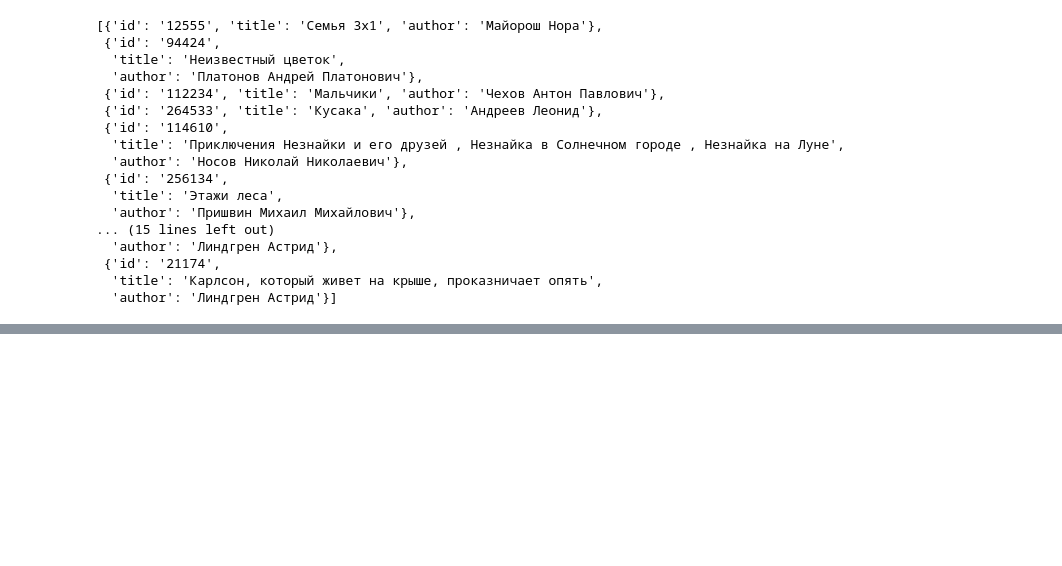
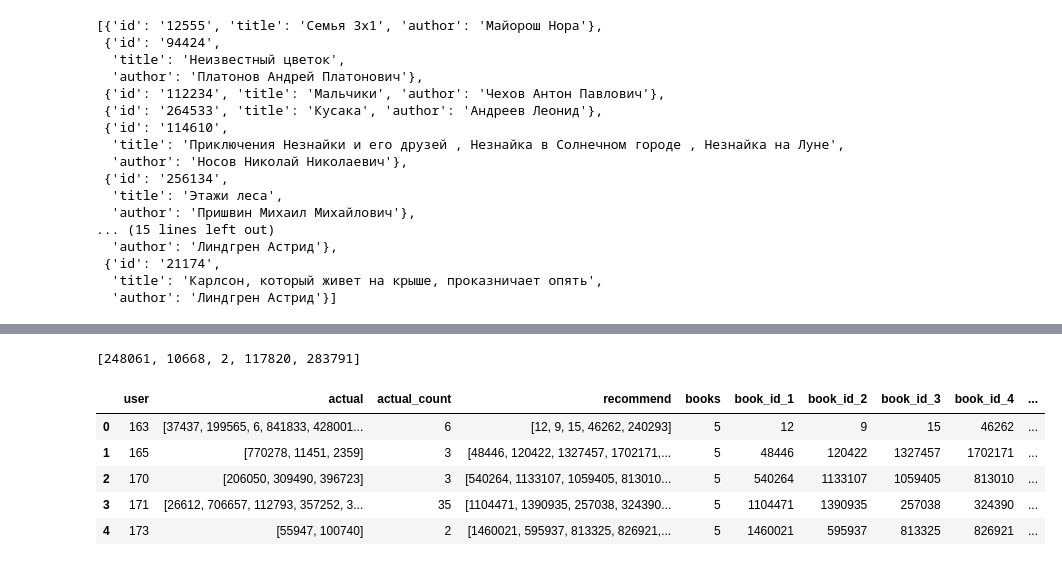
Before and after one commit to Biblosphere/hackathon, a Jupyter notebook: ml_model/train_model.ipynb, the cells around one changed output, grey strips where cells are left out. Drawn from its saved outputs; the diff is of its cells as text; code cells hidden in the pictures; blank space fills up the shorter version.

```diff
--- a/ml_model/train_model.ipynb
+++ b/ml_model/train_model.ipynb
@@ -355,0 +365,7 @@ def get_history(use_id):
+# %%
+result = df.groupby('user')['item'].unique().reset_index()
+result.columns=['user', 'actual']
+result['actual'] = result['actual'].apply(lambda x: list(x))
+result['actual_count'] = result['actual'].apply(lambda x: len(x))
+print(result.shape)
+result.head()
@@ -355,0 +380,13 @@ def get_history(use_id):
+# %%
+%%time
+
+result['recommend'] = result['user'].\
+    apply(lambda x: [id_to_itemid[rec[0]] for rec in
+                    model.recommend(userid=userid_to_id[x],
+                                    user_items=sparse_user_item,   # на вход user-item matrix
+                                    N=5,
+                                    filter_already_liked_items=True,
+                                    filter_items=None,
+                                    recalculate_user=True)])
+
+result.head()
@@ -355,0 +402,32 @@ def get_history(use_id):
+# %%
+result['books'] = result['recommend'].apply(lambda x: len(x))
+# %%
+def popularity_recommendation(data, n=5):
+    """Топ-n популярных товаров"""
+
+    popular = data.groupby('item')['interaction'].sum().reset_index()
+    popular.sort_values('interaction', ascending=False, inplace=True)
+
+    recs = popular.head(n).item
+
+    return recs.tolist()
+
+popularity_recommendation(df, 5)
+# %% [output]
+[248061, 10668, 2, 117820, 283791]
+# %%
+result['book_id_1'] = result['recommend'].apply(lambda x: x[0])
+result['book_id_2'] = result['recommend'].apply(lambda x: x[1] if len(x)>=2 else 248061)
+result['book_id_3'] = result['recommend'].apply(lambda x: x[2] if len(x)>=3 else 10668)
+result['book_id_4'] = result['recommend'].apply(lambda x: x[3] if len(x)>=4 else 117820)
+result['book_id_5'] = result['recommend'].apply(lambda x: x[4] if len(x)>=5 else 2)
+# %%
+result.shape
+result.head()
+# %% [output]
+|  | user | actual | actual_count | recommend | books | book_id_1 | book_id_2 | book_id_3 | book_id_4 | ... |
+| 0 | 163 | [37437, 199565, 6, 841833, 428001... | 6 | [12, 9, 15, 46262, 240293] | 5 | 12 | 9 | 15 | 46262 | ... |
+| 1 | 165 | [770278, 11451, 2359] | 3 | [48446, 120422, 1327457, 1702171,... | 5 | 48446 | 120422 | 1327457 | 1702171 | ... |
+| 2 | 170 | [206050, 309490, 396723] | 3 | [540264, 1133107, 1059405, 813010... | 5 | 540264 | 1133107 | 1059405 | 813010 | ... |
+| 3 | 171 | [26612, 706657, 112793, 357252, 3... | 35 | [1104471, 1390935, 257038, 324390... | 5 | 1104471 | 1390935 | 257038 | 324390 | ... |
+| 4 | 173 | [55947, 100740] | 2 | [1460021, 595937, 813325, 826921,... | 5 | 1460021 | 595937 | 813325 | 826921 | ... |
```
Also changed, not shown: parts of 11 cells of this notebook, 10 other files.
